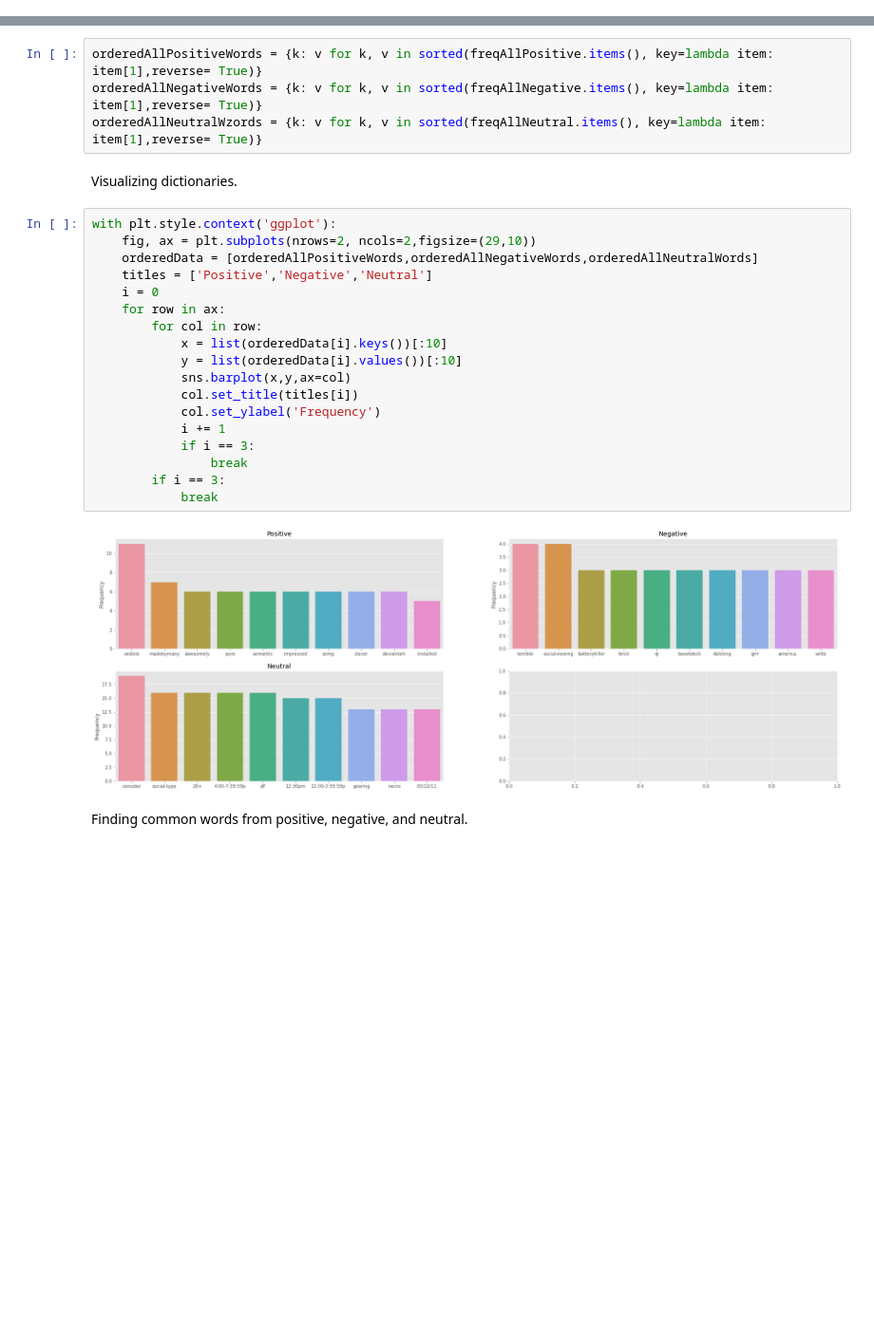
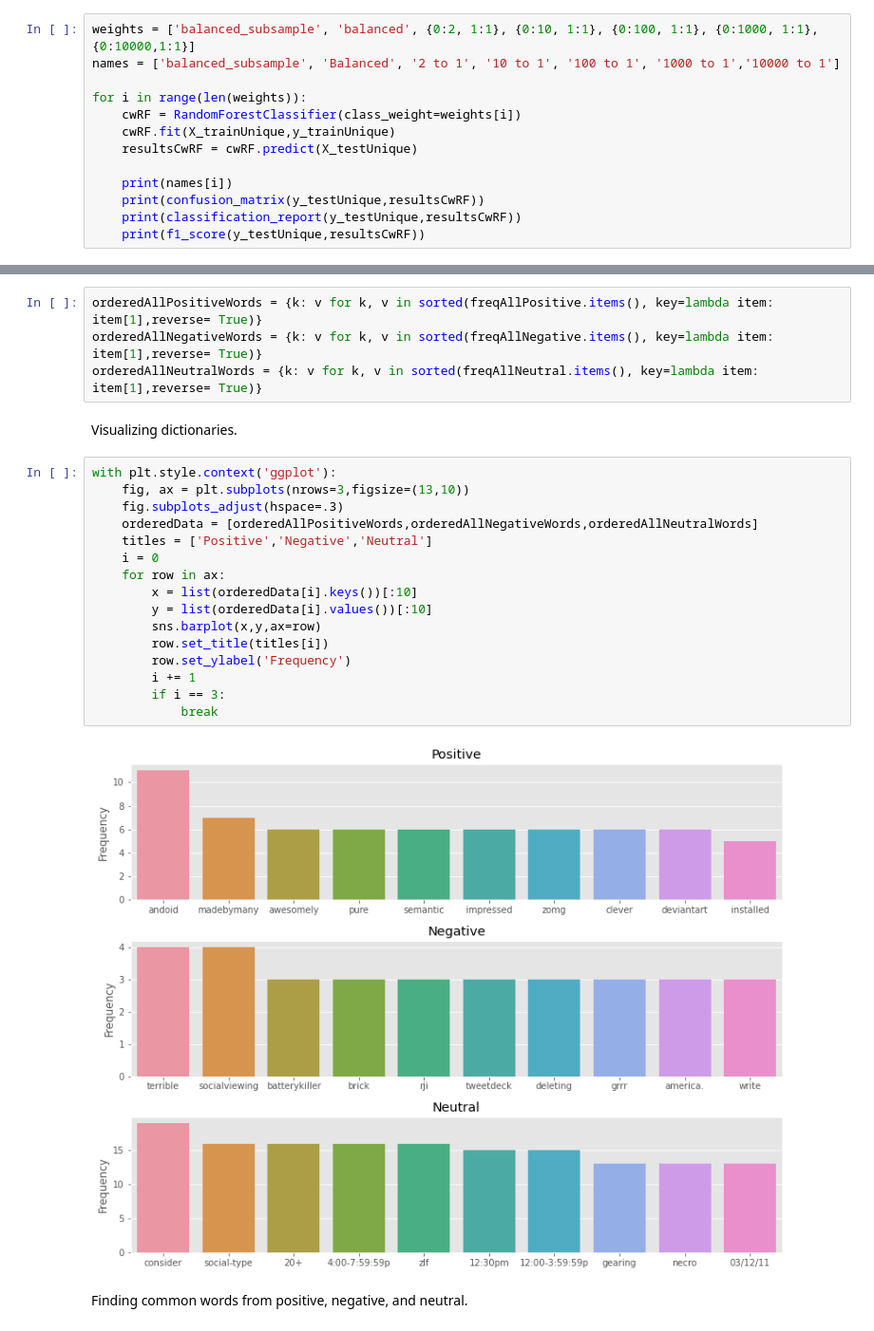
Before and after one commit to AColocho/Tweet_sentiment, a Jupyter notebook: analysis.ipynb, the cells around one changed output, grey strips where cells are left out. Shown at 95% size. Drawn from its saved outputs; the diff is of its cells as text; blank space fills up the shorter version.

```diff
--- a/analysis.ipynb
+++ b/analysis.ipynb
@@ -442,0 +445,13 @@ sns.heatmap(confusion_matrix(y_testUnique,resultsTunedRF),annot=True)
+# %%
+weights = ['balanced_subsample', 'balanced', {0:2, 1:1}, {0:10, 1:1}, {0:100, 1:1}, {0:1000, 1:1},{0:10000,1:1}]
+names = ['balanced_subsample', 'Balanced', '2 to 1', '10 to 1', '100 to 1', '1000 to 1','10000 to 1']
+
+for i in range(len(weights)):
+    cwRF = RandomForestClassifier(class_weight=weights[i])
+    cwRF.fit(X_trainUnique,y_trainUnique)
+    resultsCwRF = cwRF.predict(X_testUnique)
+
+    print(names[i])
+    print(confusion_matrix(y_testUnique,resultsCwRF))
+    print(classification_report(y_testUnique,resultsCwRF))
+    print(f1_score(y_testUnique,resultsCwRF))
@@ -507,29 +540,27 @@ Ordering frequency dictionaries by values.
 # %%
 orderedAllPositiveWords = {k: v for k, v in sorted(freqAllPositive.items(), key=lambda item: item[1],reverse= True)}
 orderedAllNegativeWords = {k: v for k, v in sorted(freqAllNegative.items(), key=lambda item: item[1],reverse= True)}
-orderedAllNeutralWzords = {k: v for k, v in sorted(freqAllNeutral.items(), key=lambda item: item[1],reverse= True)}
+orderedAllNeutralWords = {k: v for k, v in sorted(freqAllNeutral.items(), key=lambda item: item[1],reverse= True)}
 # %% [markdown]
 Visualizing dictionaries.
 # %%
 with plt.style.context('ggplot'):
-    fig, ax = plt.subplots(nrows=2, ncols=2,figsize=(29,10))
+    fig, ax = plt.subplots(nrows=3,figsize=(13,10))
+    fig.subplots_adjust(hspace=.3)
     orderedData = [orderedAllPositiveWords,orderedAllNegativeWords,orderedAllNeutralWords]
     titles = ['Positive','Negative','Neutral']
     i = 0
     for row in ax:
-        for col in row:
-            x = list(orderedData[i].keys())[:10]
-            y = list(orderedData[i].values())[:10]
-            sns.barplot(x,y,ax=col)
-            col.set_title(titles[i])
-            col.set_ylabel('Frequency')
-            i += 1
-            if i == 3:
-                break
+        x = list(orderedData[i].keys())[:10]
+        y = list(orderedData[i].values())[:10]
+        sns.barplot(x,y,ax=row)
+        row.set_title(titles[i])
+        row.set_ylabel('Frequency')
+        i += 1
         if i == 3:
             break
 # %% [output]
-[figure, old version]
+[figure, new version]
 # %% [markdown]
 Finding common words from positive, negative, and neutral.
 # %%
```
Also changed, not shown: parts of 12 cells of this notebook, 2 other files.
